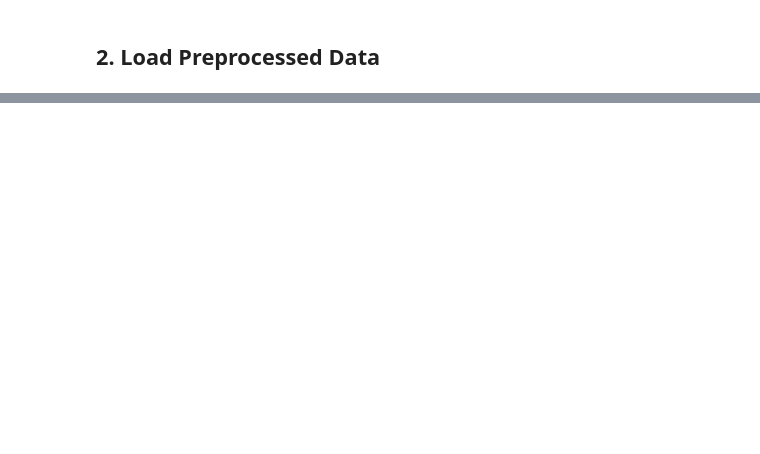
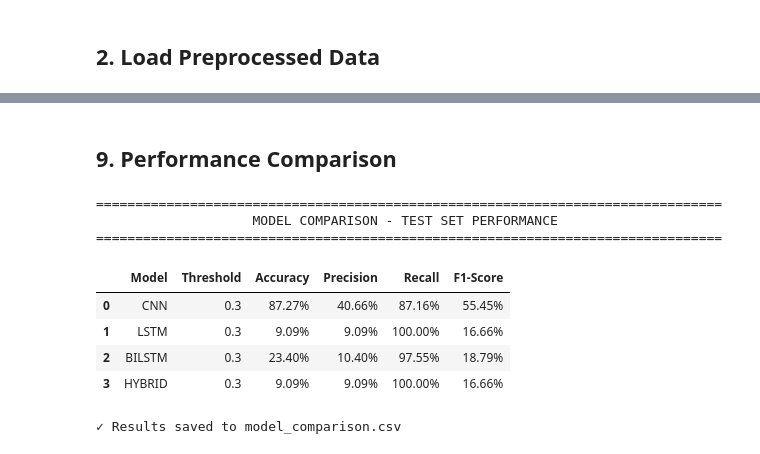
Before and after one commit to PranaavPrasad/Epilepsy-Detection, a Jupyter notebook: notebooks/03_model_training.ipynb, the cells around one changed output, grey strips where cells are left out. Cells and saved outputs as stored; diff of their text form; code cells hidden in the pictures; blank space fills up the shorter version.

```diff
--- a/notebooks/03_model_training.ipynb
+++ b/notebooks/03_model_training.ipynb
@@ -604,20 +145,0 @@ print("✓ Visualization saved")
-# %%
-# Plot training history
-fig, axes = plt.subplots(1, 3, figsize=(18, 5))
-fig.suptitle('Training History', fontsize=16, fontweight='bold')
-
-histories = [('CNN', history_cnn), ('Bi-LSTM', history_bilstm), ('CNN+Bi-LSTM', history_hybrid)]
-
-for idx, (name, history) in enumerate(histories):
-    ax = axes[idx]
-    ax.plot(history.history['accuracy'], label='Train Accuracy', linewidth=2)
-    ax.plot(history.history['val_accuracy'], label='Val Accuracy', linewidth=2)
-    ax.set_xlabel('Epoch', fontweight='bold')
-    ax.set_ylabel('Accuracy', fontweight='bold')
-    ax.set_title(f'{name} Training')
-    ax.legend()
-    ax.grid(alpha=0.3)
-
-plt.tight_layout()
-plt.savefig(BASE_DIR / "data" / "processed" / "training_history.png", dpi=300, bbox_inches='tight')
-plt.show()
@@ -661,0 +1204,31 @@ plt.show()
+# %% [markdown]
+## 9. Performance Comparison
+# %%
+# Create comparison table
+comparison_df = pd.DataFrame([{
+    'Model': r['model'],
+    'Threshold': r['threshold'],
+    'Accuracy': f"{r['accuracy']*100:.2f}%",
+    'Precision': f"{r['precision']*100:.2f}%",
+    'Recall': f"{r['recall']*100:.2f}%",
+    'F1-Score': f"{r['f1']*100:.2f}%"
+} for r in results])
+
+print("\n" + "="*80)
+print("MODEL COMPARISON - TEST SET PERFORMANCE".center(80))
+print("="*80)
+display(comparison_df)
+
+# Save results
+comparison_df.to_csv(BASE_DIR / "data" / "processed" / "model_comparison.csv", index=False)
+print("\n✓ Results saved to model_comparison.csv")
+# %% [output]
+================================================================================
+                    MODEL COMPARISON - TEST SET PERFORMANCE
+================================================================================
+|  | Model | Threshold | Accuracy | Precision | Recall | F1-Score |
+| 0 | CNN | 0.3 | 87.27% | 40.66% | 87.16% | 55.45% |
+| 1 | LSTM | 0.3 | 9.09% | 9.09% | 100.00% | 16.66% |
+| 2 | BILSTM | 0.3 | 23.40% | 10.40% | 97.55% | 18.79% |
+| 3 | HYBRID | 0.3 | 9.09% | 9.09% | 100.00% | 16.66% |
+✓ Results saved to model_comparison.csv
```
Also changed, not shown: parts of 56 cells of this notebook, 1 other file.
